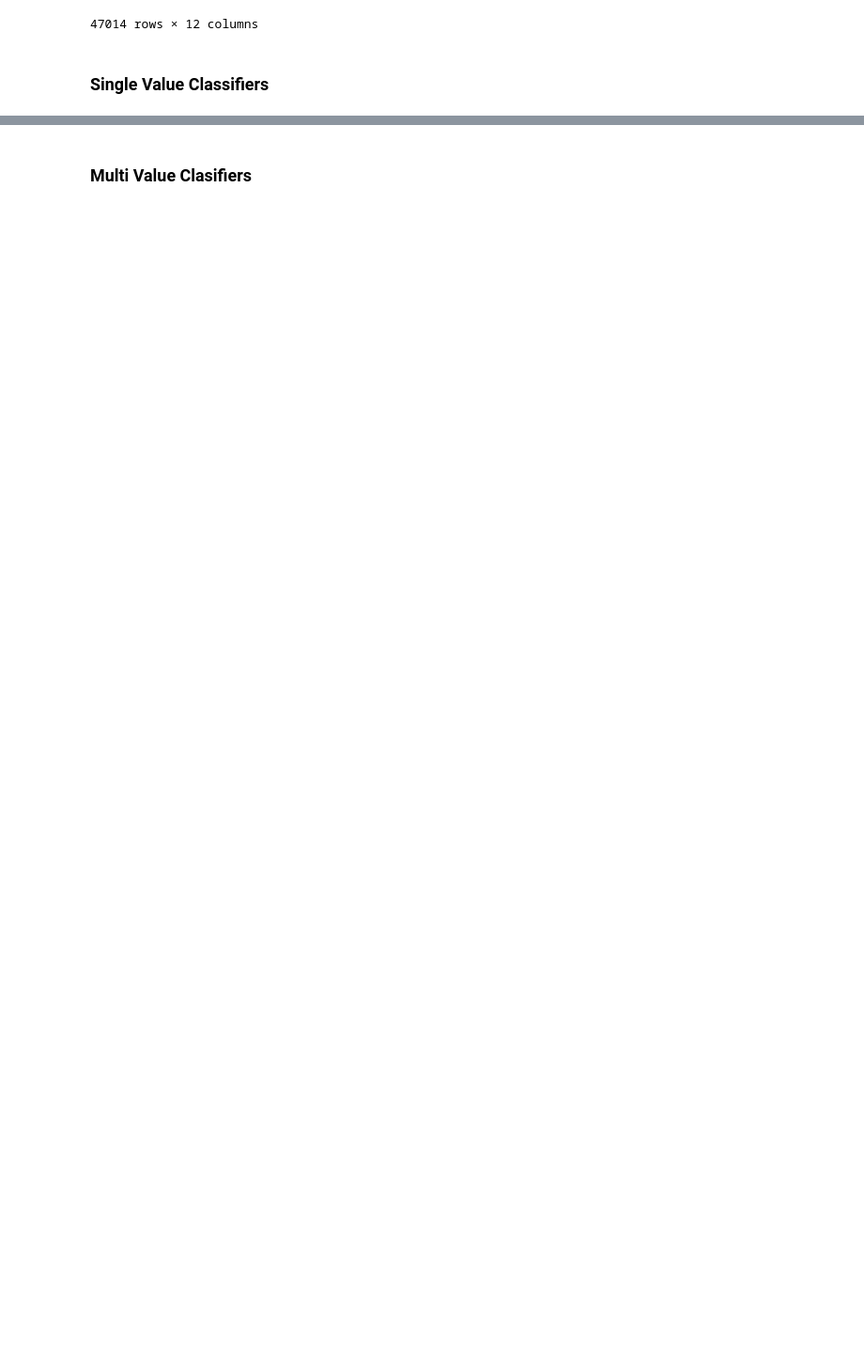
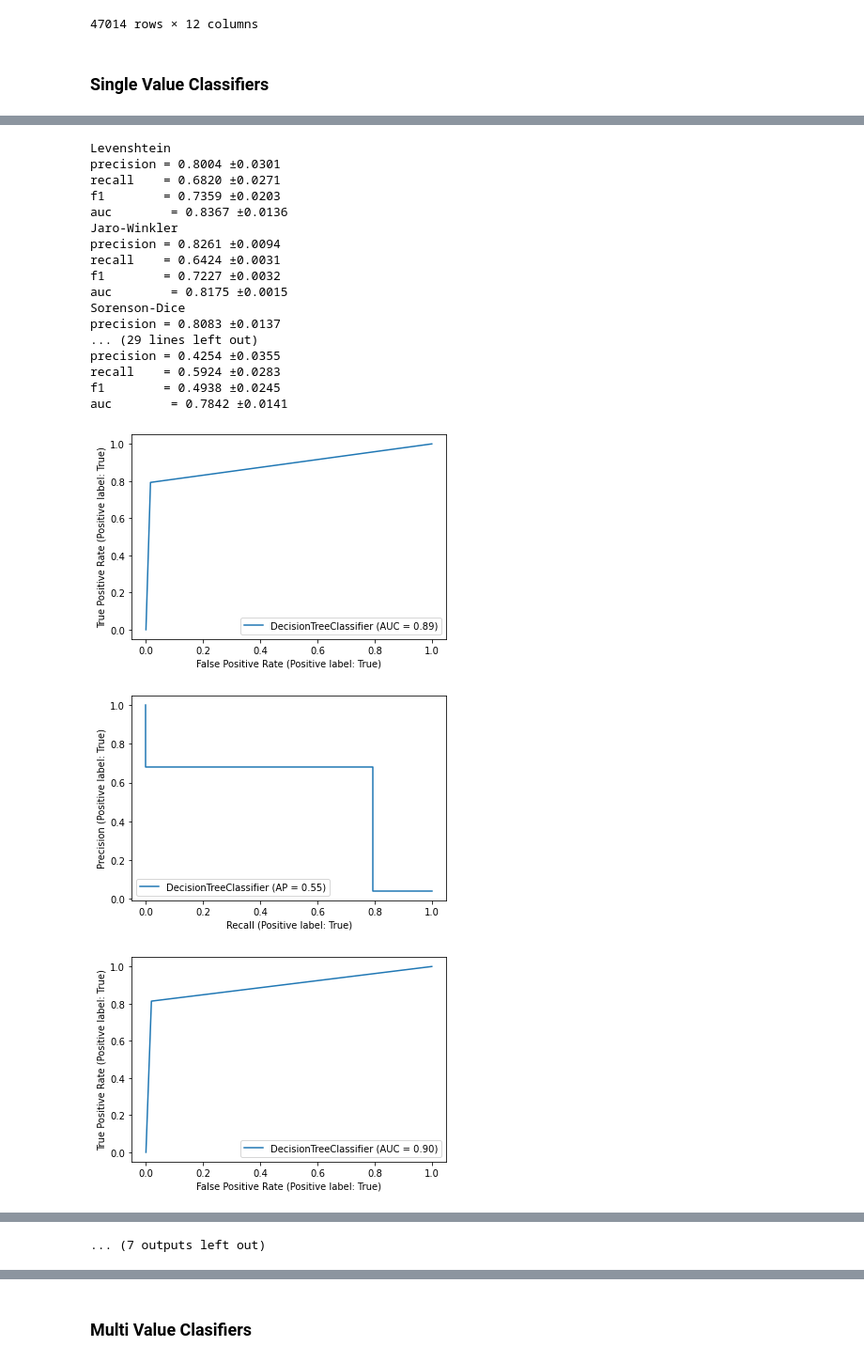
Before and after one commit to DannyMathieson/PhishEye, a Jupyter notebook: phisheye.ipynb, the cells around one changed output, grey strips where cells are left out. Shown: that part at 94% size. Cells and saved outputs as stored; diff of their text form; code cells hidden in the pictures; blank space fills up the shorter version.

Commit message:
roc curves, code needs cleaning

```diff
--- a/phisheye.ipynb
+++ b/phisheye.ipynb
@@ -299,7 +299,7 @@ from sklearn.tree import export_text, DecisionTreeClassifier
 import numpy as np
 # %%
 # Functions for running and validating supervised classification models
-def model_eval(df, target, model):
+def model_eval(df, target, model, curves=False):
 
     kf = StratifiedKFold(n_splits=5, shuffle=True)
 
@@ -324,14 +324,16 @@ def model_eval(df, target, model):
         f1 += [f1_score(y_pred, y_test)]
         try:
             auc += [roc_auc_score(y_pred, y_test)]
+
         except:
             ValueError
     print("precision = {:.4f} ±{:.4f}".format(np.mean(precision), np.std(precision)))
     print("recall    = {:.4f} ±{:.4f}".format(np.mean(recall), np.std(recall)))
     print("f1        = {:.4f} ±{:.4f}".format(np.mean(f1), np.std(f1)))
     print("auc        = {:.4f} ±{:.4f}".format(np.mean(auc), np.std(auc)))
-    # RocCurveDisplay(y_pred, y_test);
-    # plt.show()
+    if curves:
+        plot_roc_curve(model, X_test, y_test)
+        plot_precision_recall_curve(model, X_test, y_test)
     return  X_test, y_test, model.predict_proba(X_test)
 # %%
 # Add comment
@@ -362 +364,28 @@ Jaro-Winkler
 |   |--- class: False
+# %%
+dt_model = DecisionTreeClassifier(max_depth=1)
+features = twisted_df.drop(['Domain', 'Homograph', 'Registered'], axis=1)
+for col in features.columns:
+    print (col)
+    model_eval(twisted_df[[col]], twisted_df['Registered'] , dt_model, curves=True)
+# %% [output]
+Levenshtein
+precision = 0.8004 ±0.0301
+recall    = 0.6820 ±0.0271
+f1        = 0.7359 ±0.0203
+auc        = 0.8367 ±0.0136
+Jaro-Winkler
+precision = 0.8261 ±0.0094
+recall    = 0.6424 ±0.0031
+f1        = 0.7227 ±0.0032
+auc        = 0.8175 ±0.0015
+Sorenson-Dice
+precision = 0.8083 ±0.0137
+... (29 lines left out)
+precision = 0.4254 ±0.0355
+recall    = 0.5924 ±0.0283
+f1        = 0.4938 ±0.0245
+auc        = 0.7842 ±0.0141
+[figure, added]
+[figure, added]
+[figure, added]
@@ -363,3 +400,4 @@ Jaro-Winkler
+... (7 outputs left out)
 # %%
 twisted_df
 # %% [output]
```
Also changed, not shown: parts of 13 cells of this notebook.
